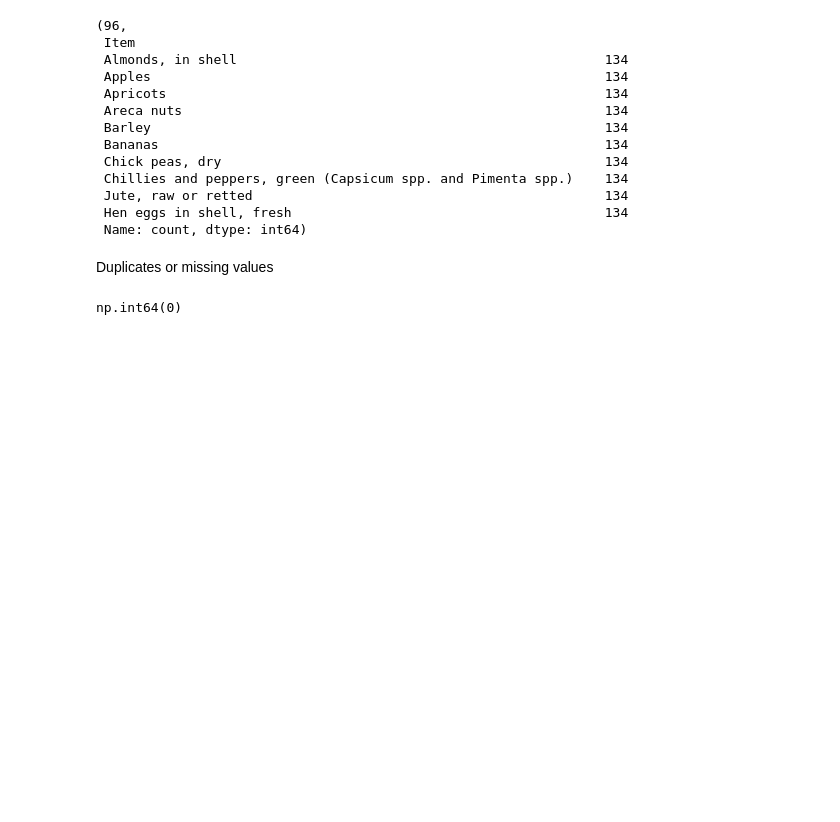
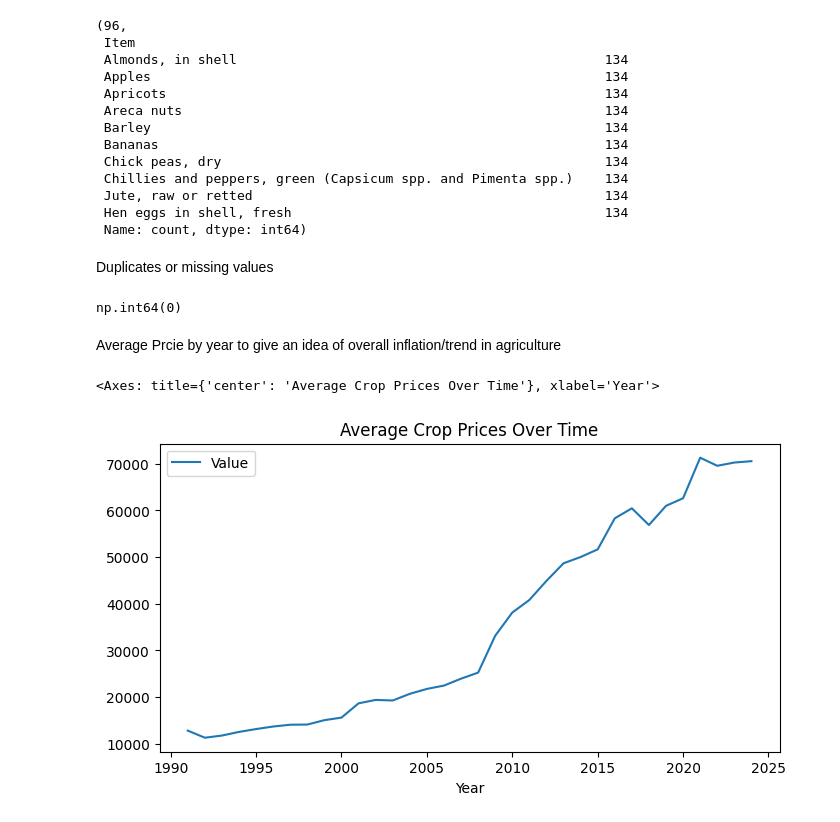
Before and after one commit to riya9818/agriculture-crop-price-predictor, a Jupyter notebook: notebooks/analysis.ipynb, the cells around one changed output. Cells and saved outputs as stored; diff of their text form; code cells hidden in the pictures; blank space fills up the shorter version.

Commit message:
Add exploratory data analysis for crop prices

```diff
--- a/notebooks/analysis.ipynb
+++ b/notebooks/analysis.ipynb
@@ -122,3 +122,11 @@ df.isna().sum()
 df.duplicated().sum()
 # %% [output]
 np.int64(0)
+# %% [markdown]
+Average Prcie by year to give an idea of overall inflation/trend in agriculture
+# %%
+avg_by_year = df.groupby('Year')['Value'].mean().reset_index()
+avg_by_year.plot(x='Year', y='Value', kind='line', title='Average Crop Prices Over Time', figsize=(8,4))
+# %% [output]
+<Axes: title={'center': 'Average Crop Prices Over Time'}, xlabel='Year'>
+[figure, added]
```
